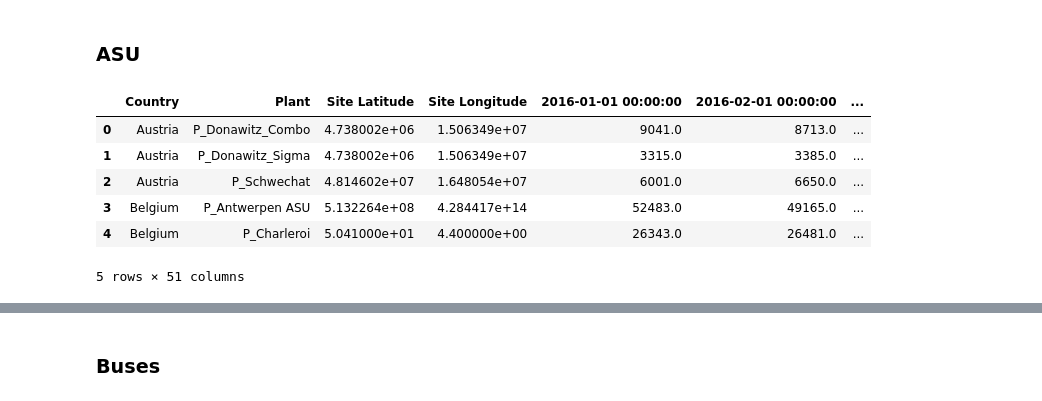
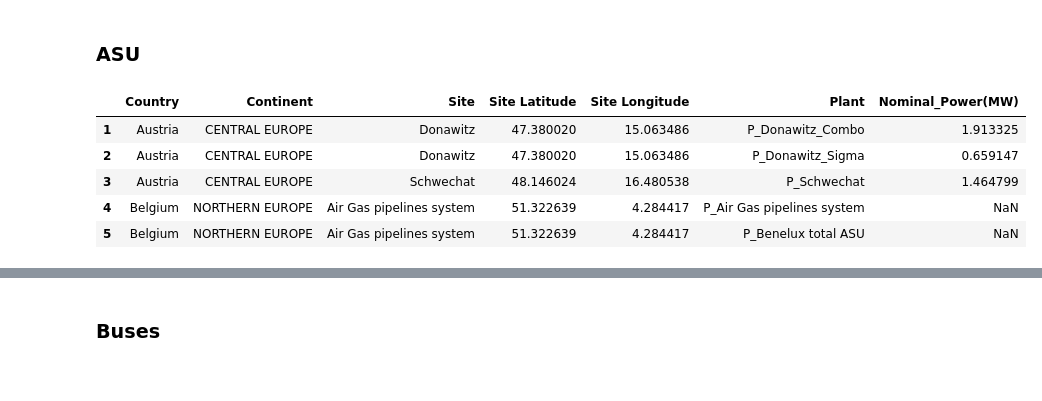
Before and after one commit to sebsa2/ALproject, a Jupyter notebook: associate_ASU_and_buses.ipynb, the cells around one changed output, grey strips where cells are left out. Cells and saved outputs as stored; diff of their text form; code cells hidden in the pictures.

Commit message:
Continued association of ASU Buses and Powerplants

```diff
--- a/associate_ASU_and_buses.ipynb
+++ b/associate_ASU_and_buses.ipynb
@@ -16,19 +16,18 @@ C:\Users\sebsa\Documents\Centrale Paris\3A\OEN\Projet Synthese\data
 # %% [markdown]
 ### ASU
 # %%
-df_ASU = pd.read_excel('GPS and NRJ - Europe.xlsx', skiprows=[0,1,2], encoding='utf-8')
+df_ASU = pd.read_excel('Sites Europe.xlsx', encoding='utf-8')
 df_ASU = df_ASU[np.isfinite(df_ASU['Site Latitude'])]
 df_ASU = df_ASU[np.isfinite(df_ASU['Site Longitude'])]
-df_ASU.Country.fillna(method='ffill', inplace=True)
+# df_ASU.Country.fillna(method='ffill', inplace=True)
 df_ASU.head()
 # %% [output]
-|  | Country | Plant | Site Latitude | Site Longitude | 2016-01-01 00:00:00 | 2016-02-01 00:00:00 | ... |
-| 0 | Austria | P_Donawitz_Combo | 4.738002e+06 | 1.506349e+07 | 9041.0 | 8713.0 | ... |
-| 1 | Austria | P_Donawitz_Sigma | 4.738002e+06 | 1.506349e+07 | 3315.0 | 3385.0 | ... |
-| 2 | Austria | P_Schwechat | 4.814602e+07 | 1.648054e+07 | 6001.0 | 6650.0 | ... |
-| 3 | Belgium | P_Antwerpen ASU | 5.132264e+08 | 4.284417e+14 | 52483.0 | 49165.0 | ... |
-| 4 | Belgium | P_Charleroi | 5.041000e+01 | 4.400000e+00 | 26343.0 | 26481.0 | ... |
+|  | Country | Continent | Site | Site Latitude | Site Longitude | Plant | Nominal_Power(MW) |
+| 1 | Austria | CENTRAL EUROPE | Donawitz | 47.380020 | 15.063486 | P_Donawitz_Combo | 1.913325 |
+| 2 | Austria | CENTRAL EUROPE | Donawitz | 47.380020 | 15.063486 | P_Donawitz_Sigma | 0.659147 |
+| 3 | Austria | CENTRAL EUROPE | Schwechat | 48.146024 | 16.480538 | P_Schwechat | 1.464799 |
+| 4 | Belgium | NORTHERN EUROPE | Air Gas pipelines system | 51.322639 | 4.284417 | P_Air Gas pipelines system | NaN |
+| 5 | Belgium | NORTHERN EUROPE | Air Gas pipelines system | 51.322639 | 4.284417 | P_Benelux total ASU | NaN |
-5 rows × 51 columns
 # %%
 def conv2lat(float_number):
     zou = float_number
```
Also changed, not shown: parts of 13 cells of this notebook, 1 other file.
